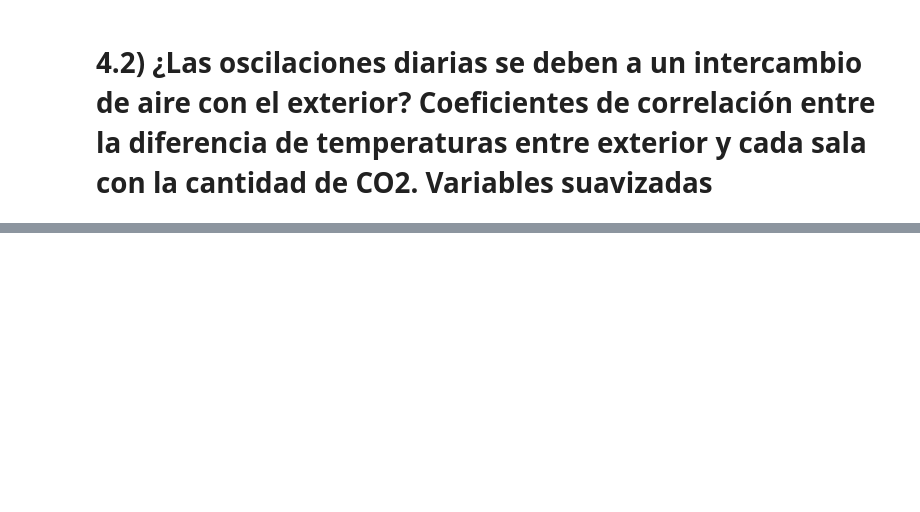
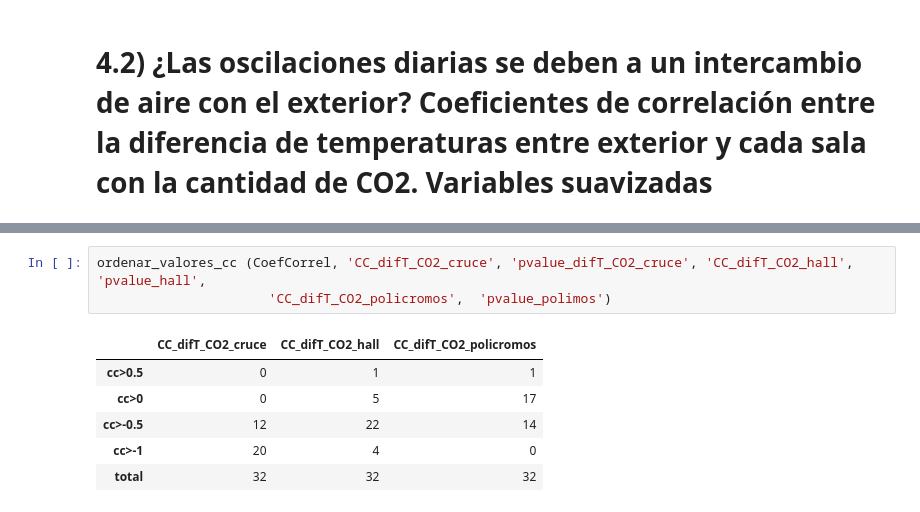
Before and after one commit to IreneeMM/ArticuloTFGAltamira, a Jupyter notebook: CoefSemanas_Co2_DTcorregido.ipynb, the cells around one changed output, grey strips where cells are left out. Cells and saved outputs as stored; diff of their text form; blank space fills up the shorter version.

```diff
--- a/CoefSemanas_Co2_DTcorregido.ipynb
+++ b/CoefSemanas_Co2_DTcorregido.ipynb
@@ -412,0 +705,10 @@ ordenar_valores_cc (CoefCorrel, 'CC_difT_CO2_cruce', 'pvalue_difT_CO2_cruce', 'C
+# %%
+ordenar_valores_cc (CoefCorrel, 'CC_difT_CO2_cruce', 'pvalue_difT_CO2_cruce', 'CC_difT_CO2_hall',  'pvalue_hall',
+                      'CC_difT_CO2_policromos',  'pvalue_polimos')
+# %% [output]
+|  | CC_difT_CO2_cruce | CC_difT_CO2_hall | CC_difT_CO2_policromos |
+| cc>0.5 | 0 | 1 | 1 |
+| cc>0 | 0 | 5 | 17 |
+| cc>-0.5 | 12 | 22 | 14 |
+| cc>-1 | 20 | 4 | 0 |
+| total | 32 | 32 | 32 |
```
Also changed, not shown: parts of 8 cells of this notebook, 4 other files.
